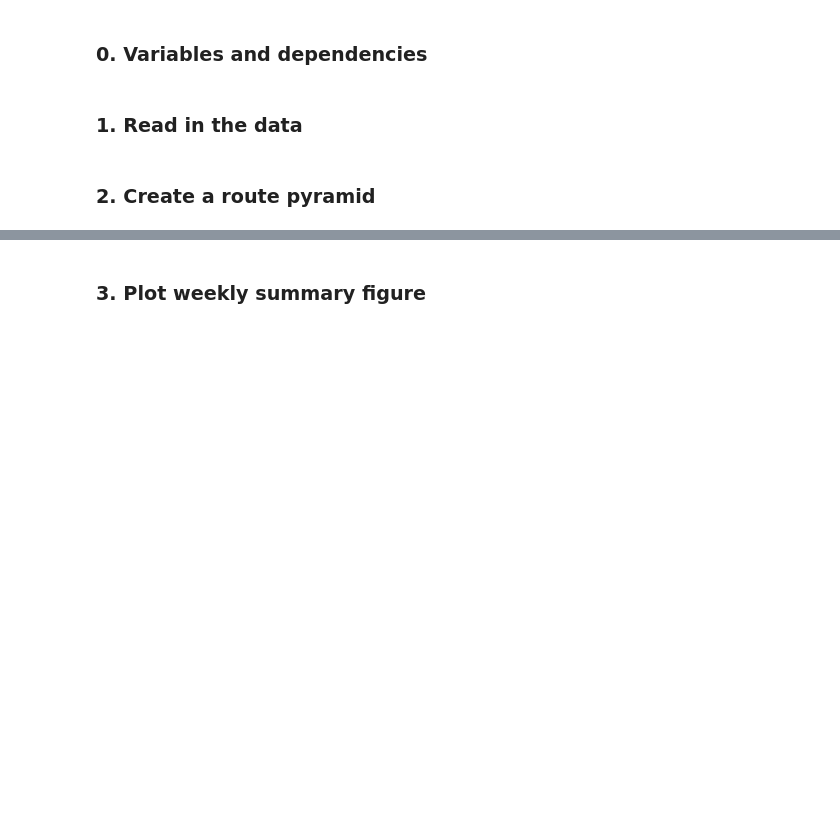
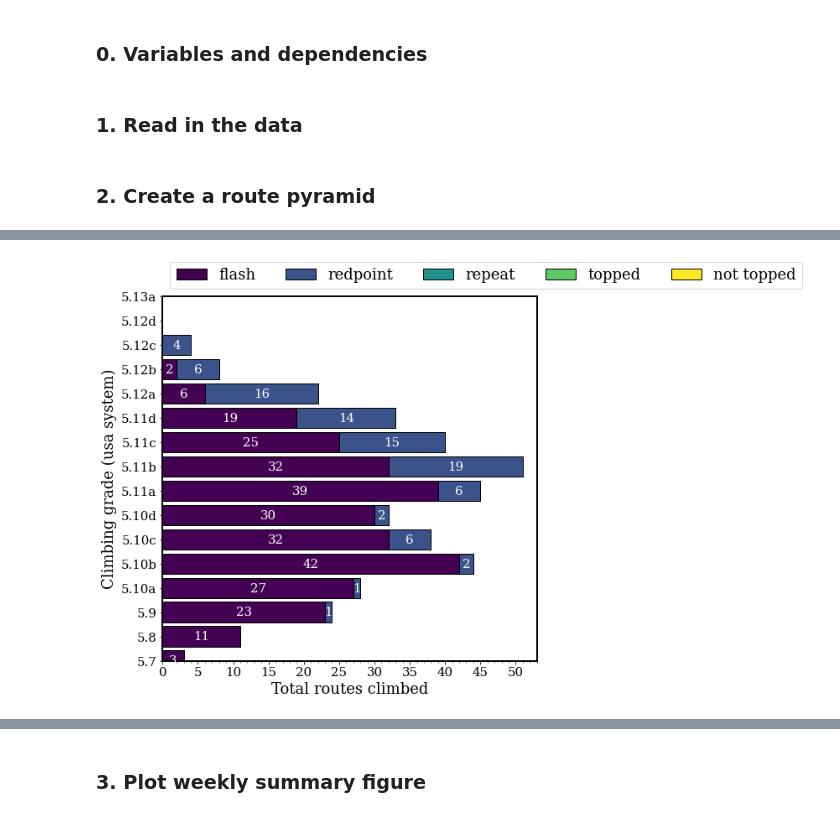
Before and after one commit to bbuysschaert/climbinglogs, a Jupyter notebook: demo.ipynb, the cells around one changed output, grey strips where cells are left out. Drawn from its saved outputs; the diff is of its cells as text; code cells hidden in the pictures; blank space fills up the shorter version.

```diff
--- a/demo.ipynb
+++ b/demo.ipynb
@@ -34,0 +49,5 @@ fig = plot_gradepyramid(logs, aggtype='sum', gradesystem='french', legend=True)
+# %%
+cond = (logs['ascension_type'] == 'flash') | (logs['ascension_type'] == 'redpoint')
+fig = plot_gradepyramid(logs[cond], aggtype='sum', gradesystem='usa', legend=True)
+# %% [output]
+[figure, added]
```
Also changed, not shown: parts of 44 cells of this notebook, 6 other files.
